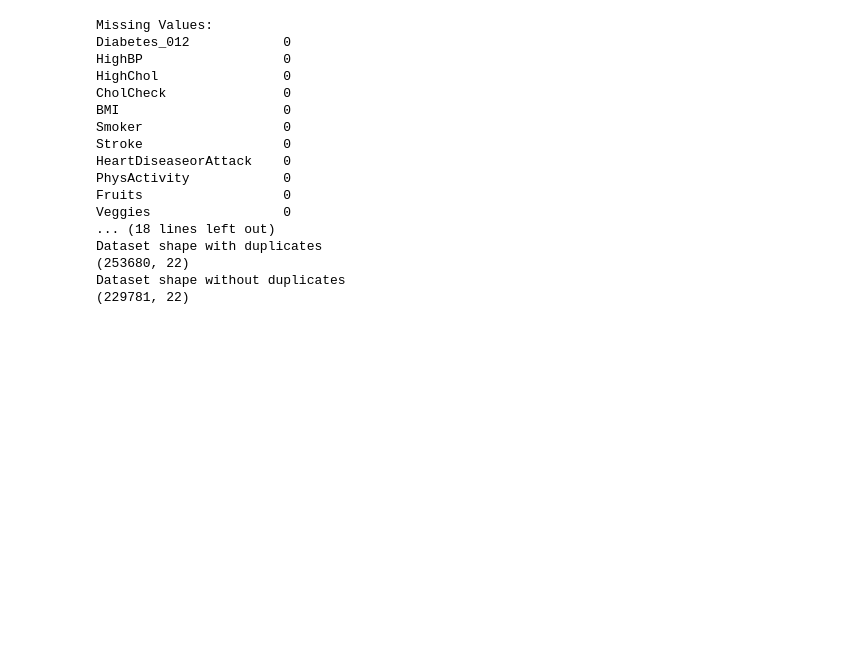
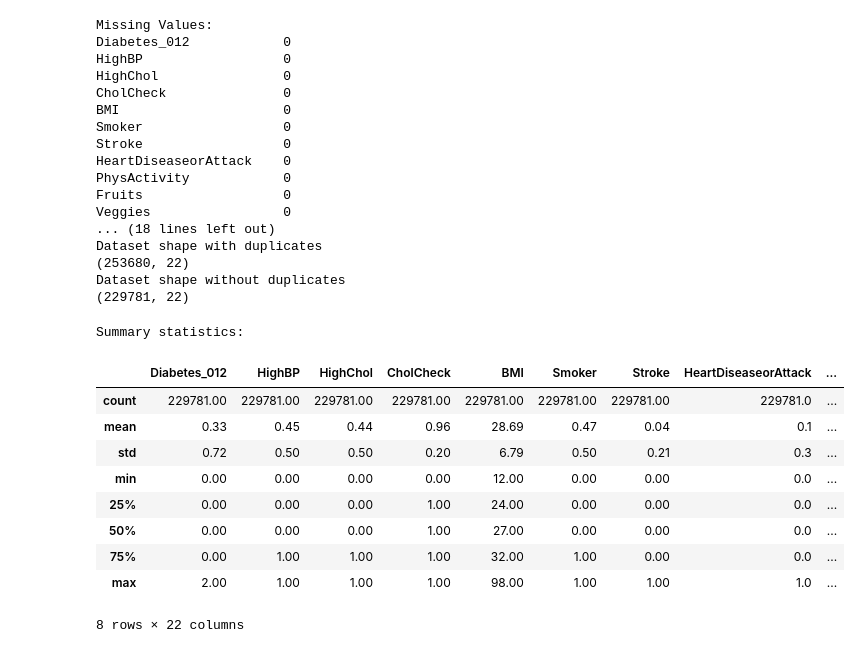
Before and after one commit to jk74u/FAIDM-Diabetes-Project, a Jupyter notebook: Mainlogic.ipynb, the cells around one changed output. Cells and saved outputs as stored; diff of their text form; code cells hidden in the pictures; blank space fills up the shorter version.

```diff
--- a/Mainlogic.ipynb
+++ b/Mainlogic.ipynb
@@ -133,3 +133,19 @@ Dataset shape with duplicates
 (253680, 22)
 Dataset shape without duplicates
 (229781, 22)
+# %%
+# descriptive statistics
+print("Summary statistics:")
+df.describe().round(2)
+# %% [output]
+Summary statistics:
+|  | Diabetes_012 | HighBP | HighChol | CholCheck | BMI | Smoker | Stroke | HeartDiseaseorAttack | ... |
+| count | 229781.00 | 229781.00 | 229781.00 | 229781.00 | 229781.00 | 229781.00 | 229781.00 | 229781.0 | ... |
+| mean | 0.33 | 0.45 | 0.44 | 0.96 | 28.69 | 0.47 | 0.04 | 0.1 | ... |
+| std | 0.72 | 0.50 | 0.50 | 0.20 | 6.79 | 0.50 | 0.21 | 0.3 | ... |
+| min | 0.00 | 0.00 | 0.00 | 0.00 | 12.00 | 0.00 | 0.00 | 0.0 | ... |
+| 25% | 0.00 | 0.00 | 0.00 | 1.00 | 24.00 | 0.00 | 0.00 | 0.0 | ... |
+| 50% | 0.00 | 0.00 | 0.00 | 1.00 | 27.00 | 0.00 | 0.00 | 0.0 | ... |
+| 75% | 0.00 | 1.00 | 1.00 | 1.00 | 32.00 | 1.00 | 0.00 | 0.0 | ... |
+| max | 2.00 | 1.00 | 1.00 | 1.00 | 98.00 | 1.00 | 1.00 | 1.0 | ... |
+8 rows × 22 columns
```
